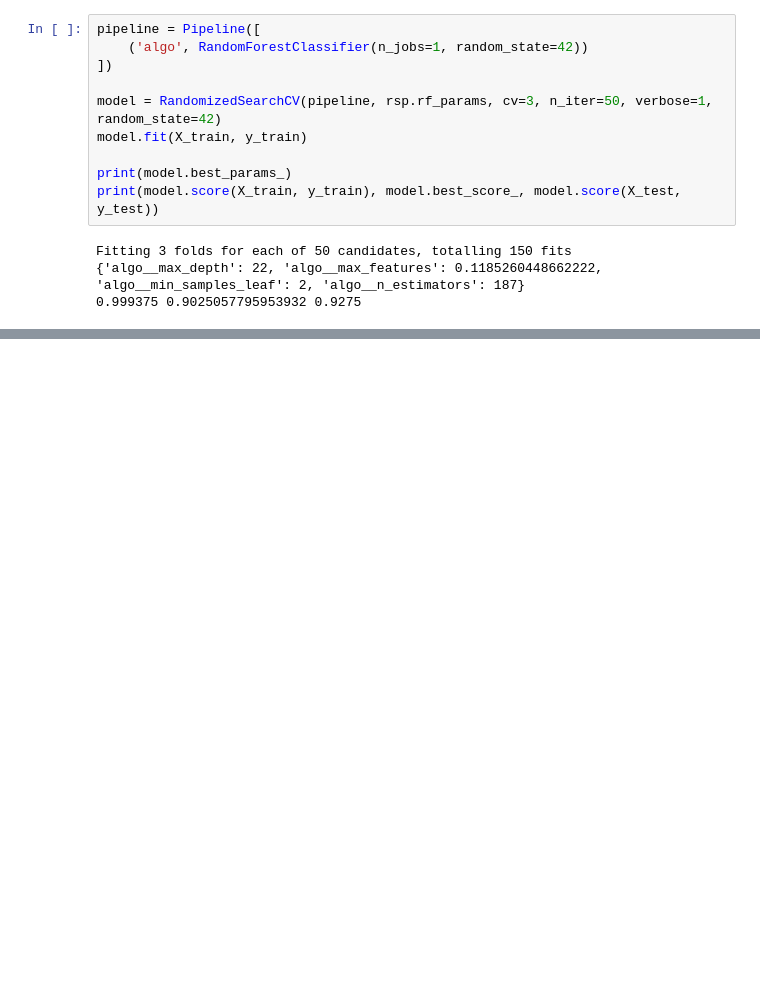
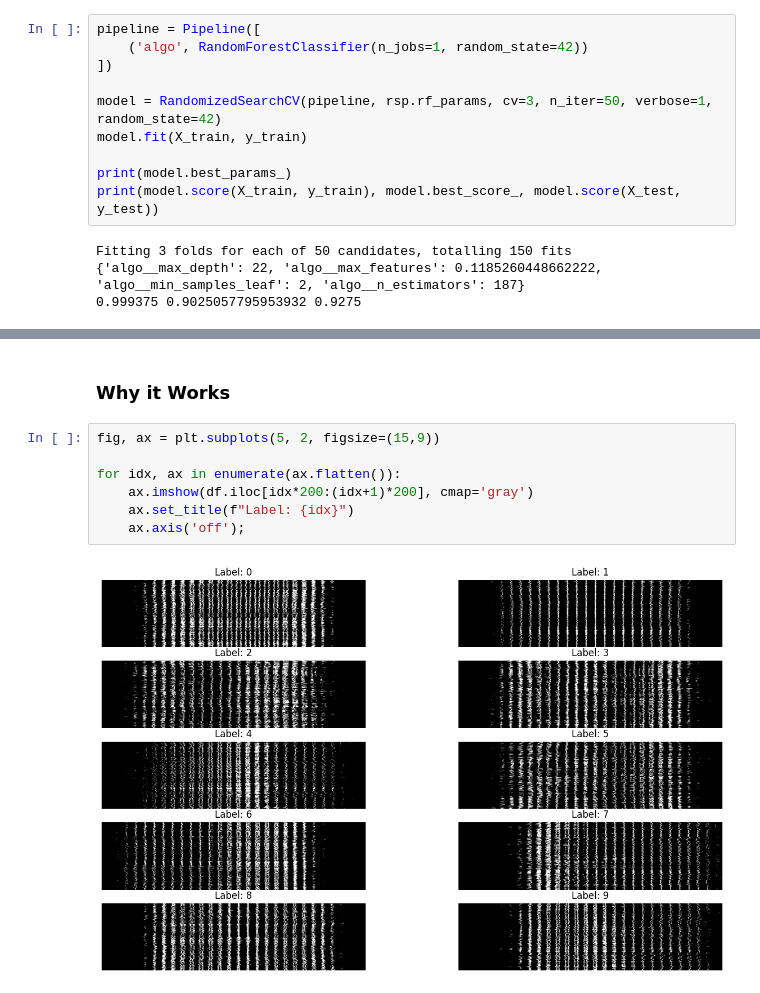
Before and after one commit to DiauddinMaulidi/mendeteksi-gambar, a Jupyter notebook: latihan2.ipynb, the cells around one changed output, grey strips where cells are left out. Saved outputs shown, nothing was run; the diff lists cells and outputs as text; blank space fills up the shorter version.

```diff
--- a/latihan2.ipynb
+++ b/latihan2.ipynb
@@ -98,0 +121,11 @@ Fitting 3 folds for each of 50 candidates, totalling 150 fits
+# %% [markdown]
+### Why it Works
+# %%
+fig, ax = plt.subplots(5, 2, figsize=(15,9))
+
+for idx, ax in enumerate(ax.flatten()):
+    ax.imshow(df.iloc[idx*200:(idx+1)*200], cmap='gray')
+    ax.set_title(f"Label: {idx}")
+    ax.axis('off');
+# %% [output]
+[figure, added]
```
Also changed, not shown: parts of 5 cells of this notebook.
